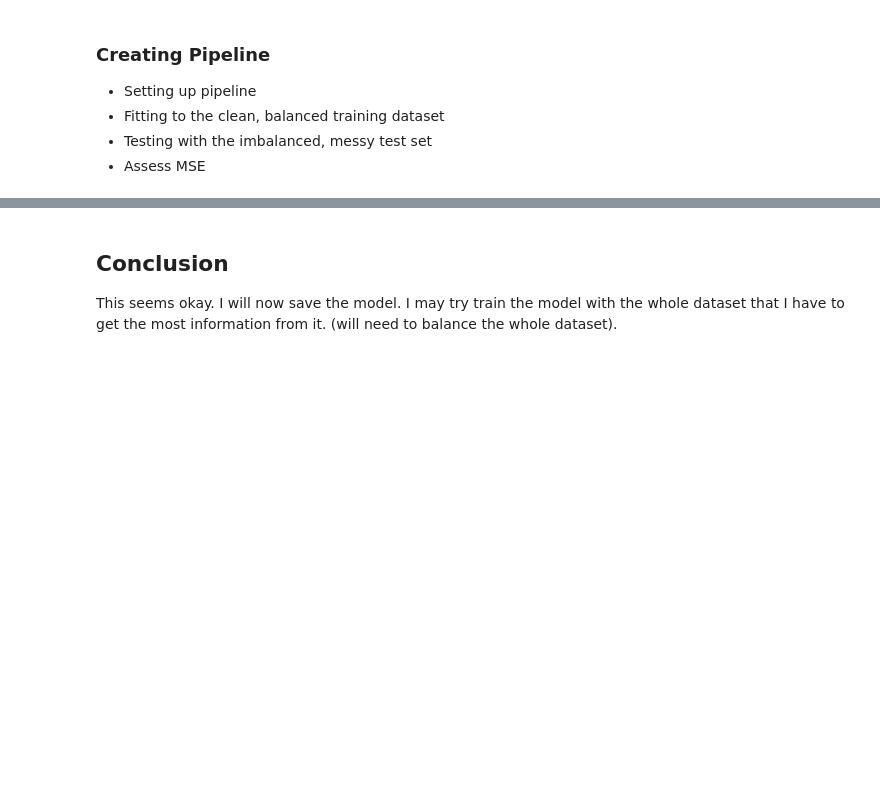
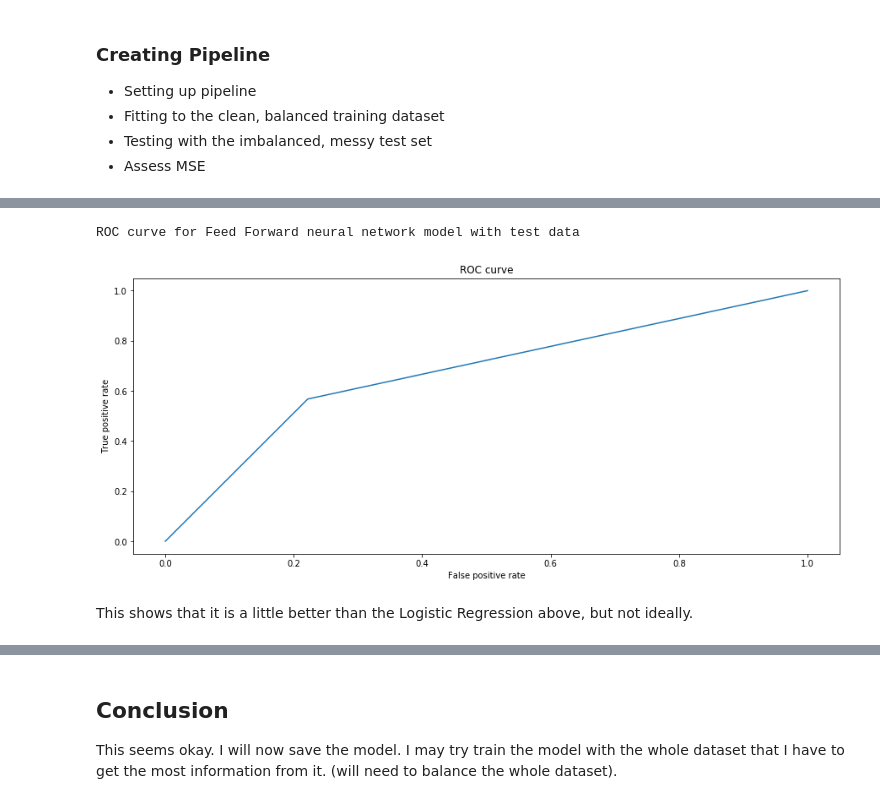
Before and after one commit to DuongVu39/Code_Challenge, a Jupyter notebook: src/task1/Task1.ipynb, the cells around one changed output, grey strips where cells are left out. Cells and saved outputs as stored; diff of their text form; code cells hidden in the pictures; blank space fills up the shorter version.

Commit message:
add roc curve to neural network

```diff
--- a/src/task1/Task1.ipynb
+++ b/src/task1/Task1.ipynb
@@ -416,3 +416,17 @@ Mean squared error: 0.221454
+# %%
+print("ROC curve for Feed Forward neural network model with test data")
+rocx, rocy, _ = roc_curve(ytest, ypred)
+
+plt.plot(rocx, rocy)
+plt.xlabel('False positive rate')
+plt.ylabel('True positive rate')
+plt.title('ROC curve')
+plt.show()
+# %% [output]
+ROC curve for Feed Forward neural network model with test data
+[figure, added]
+# %% [markdown]
+This shows that it is a little better than the Logistic Regression above, but not ideally.
 # %%
 # Compute the test accuracy:
 
```
Also changed, not shown: parts of 6 cells of this notebook, 2 other files.
